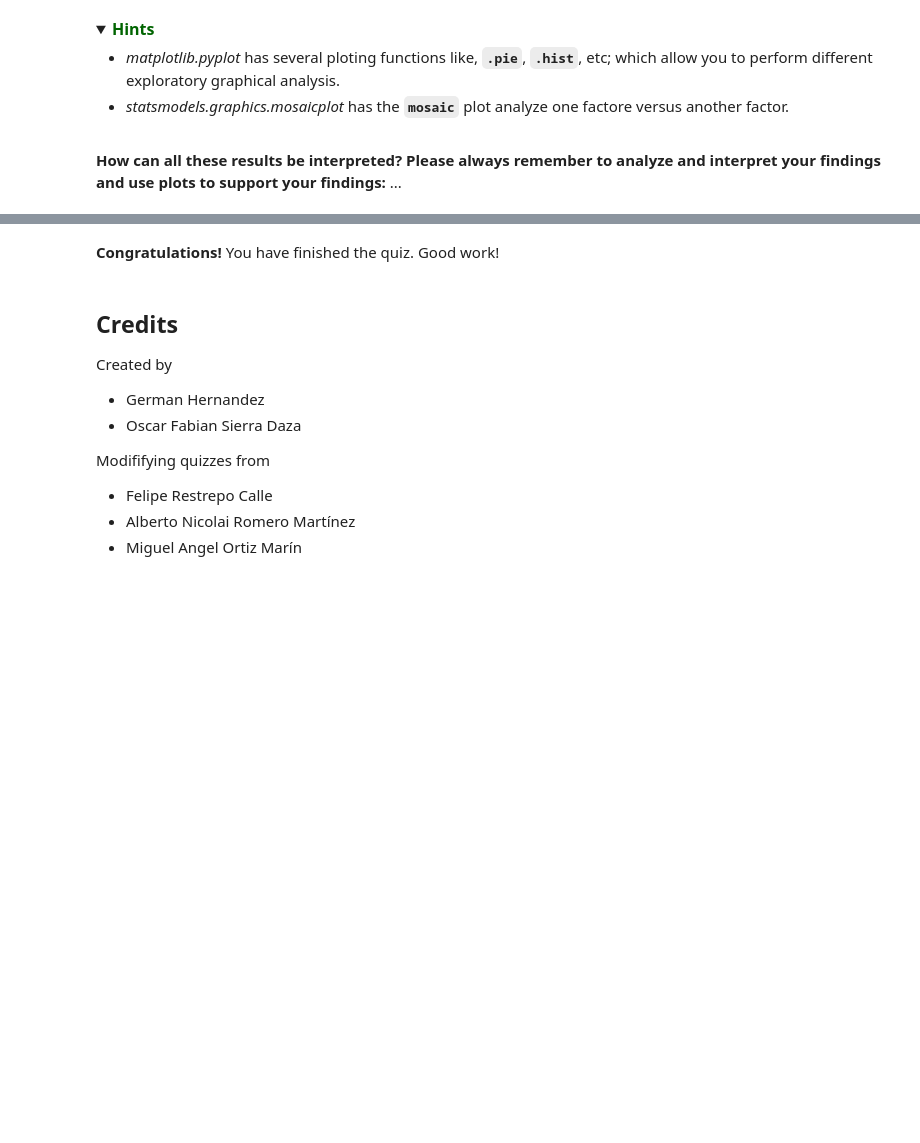
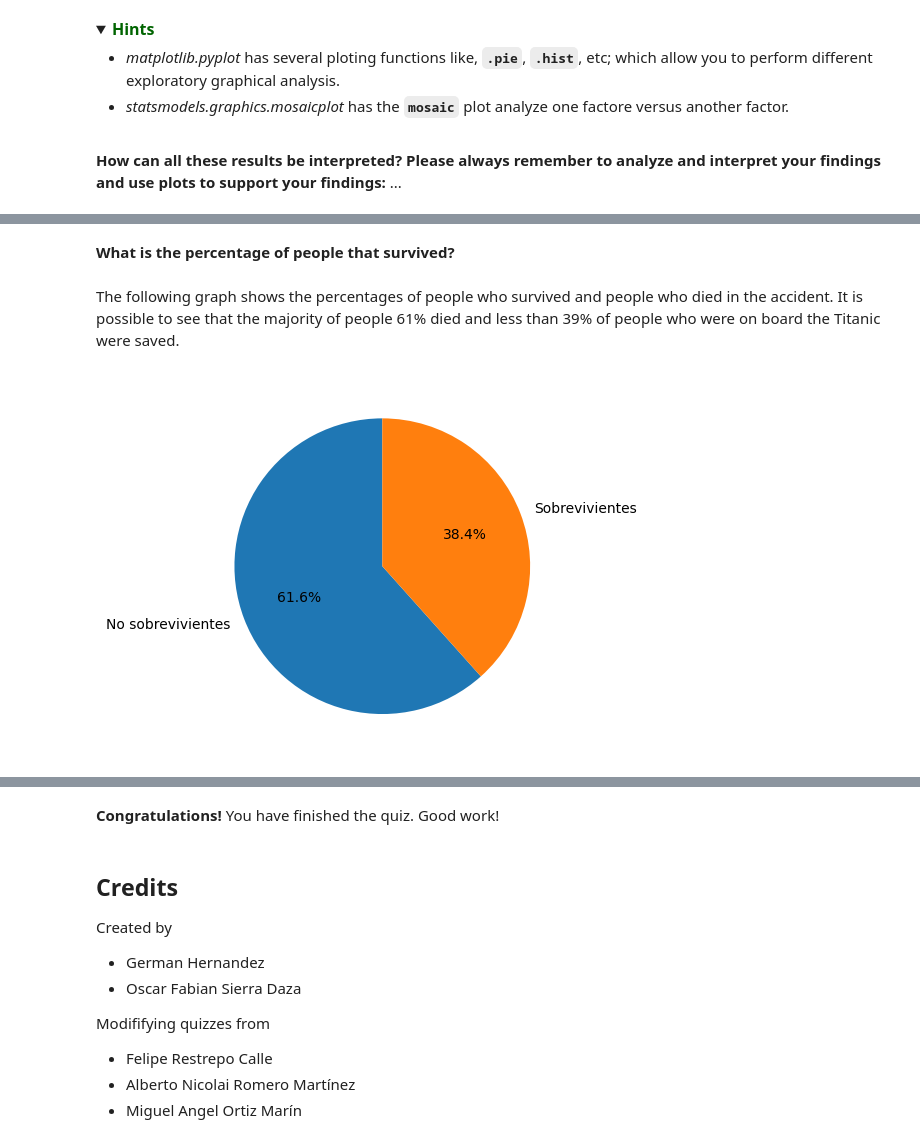
Before and after one commit to Fecry/MetNumUN2024I, a Jupyter notebook: quiz3/crramirezmo_Quiz3.ipynb, the cells around one changed output, grey strips where cells are left out. Cells and saved outputs as stored; diff of their text form; code cells hidden in the pictures; folded sections open; blank space fills up the shorter version.

```diff
--- a/quiz3/crramirezmo_Quiz3.ipynb
+++ b/quiz3/crramirezmo_Quiz3.ipynb
@@ -675,0 +660,18 @@ The output of the above cell should be:
+# %% [markdown]
+**What is the percentage of people that survived?**
+# %% [markdown]
+The following graph shows the percentages of people who survived and people who died in the accident. It is possible to see that the majority of people 61% died and less than 39% of people who were on board the Titanic were saved.
+# %%
+import matplotlib.pyplot as plt
+
+# Contar los valores únicos en la columna "sobrevivientes"
+counts = imputed_cols_titanic['Survived'].value_counts()
+
+# Crear un gráfico de pastel con los conteos
+labels = ['No sobrevivientes', 'Sobrevivientes']
+plt.pie(counts, labels=labels, autopct='%1.1f%%', startangle=90)
+
+# Mostrar el gráfico
+plt.show()
+# %% [output]
+[figure, added]
```
Also changed, not shown: parts of 16 cells of this notebook.
